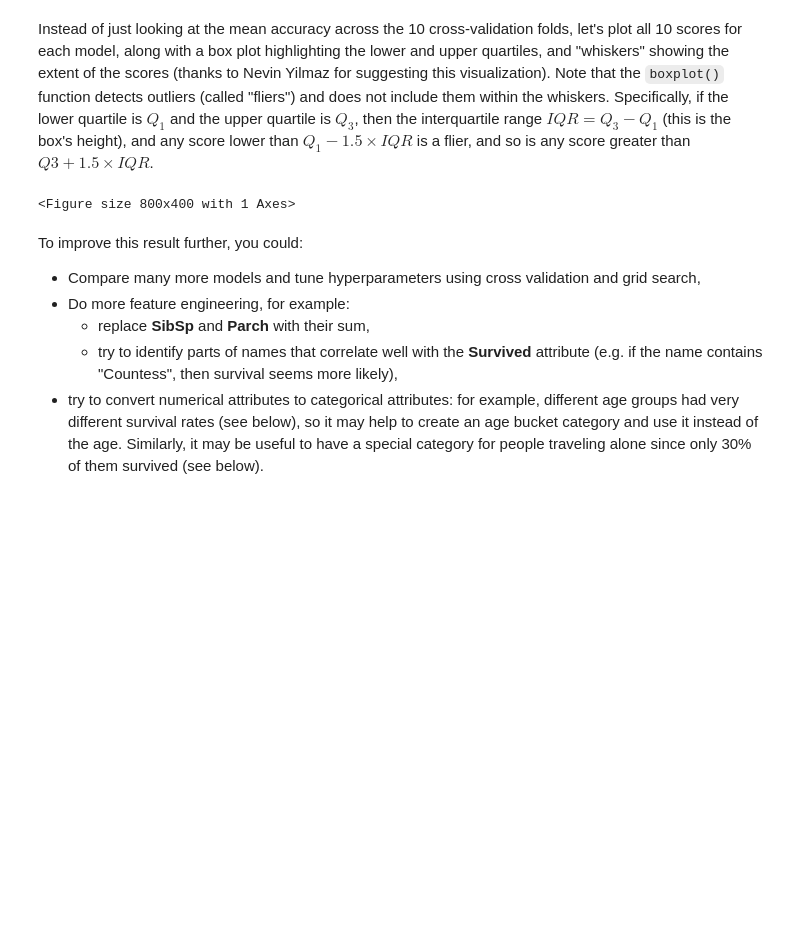
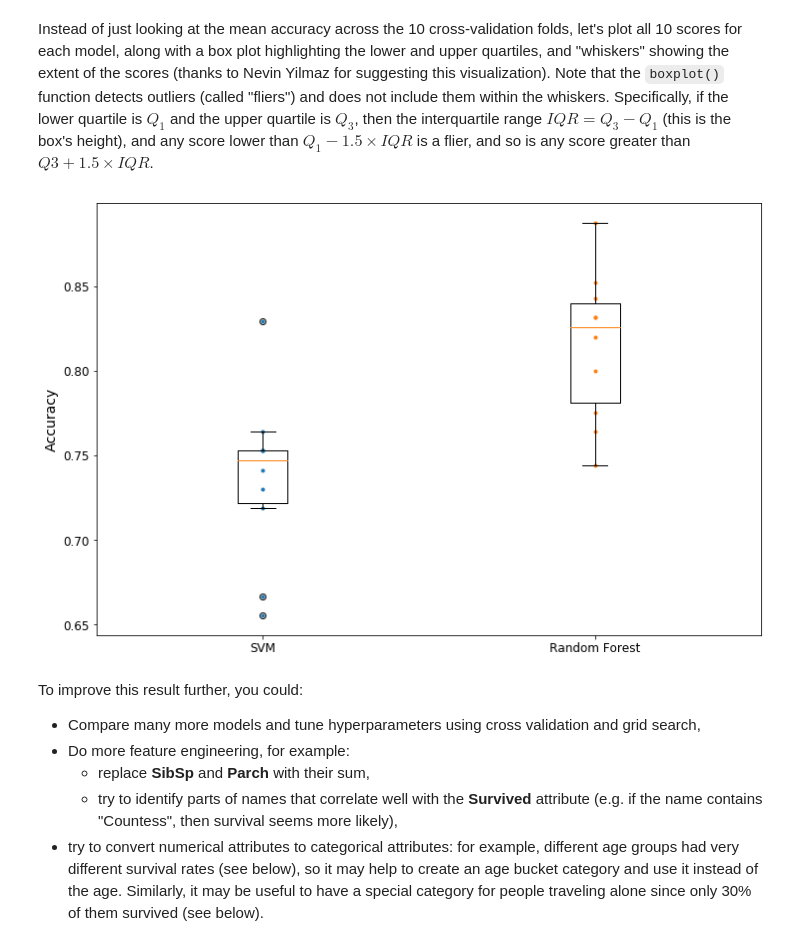
Before and after one commit to PavelPavells/engineering_machine_learning, a Jupyter notebook: 03_classification.ipynb, the cells around one changed output. Saved outputs shown, nothing was run; the diff lists cells and outputs as text; code cells hidden in the pictures; blank space fills up the shorter version.

```diff
--- a/03_classification.ipynb
+++ b/03_classification.ipynb
@@ -780,13 +817,14 @@ That's much better!
 # %% [markdown]
 Instead of just looking at the mean accuracy across the 10 cross-validation folds, let's plot all 10 scores for each model, along with a box plot highlighting the lower and upper quartiles, and "whiskers" showing the extent of the scores (thanks to Nevin Yilmaz for suggesting this visualization). Note that the `boxplot()` function detects outliers (called "fliers") and does not include them within the whiskers. Specifically, if the lower quartile is $Q_1$ and the upper quartile is $Q_3$, then the interquartile range $IQR = Q_3 - Q_1$ (this is the box's height), and any score lower than $Q_1 - 1.5 \times IQR$ is a flier, and so is any score greater than $Q3 + 1.5 \times IQR$.
 # %%
+import seaborn as sns
 import matplotlib.pyplot as plt
 
-plt.figure(figsize=(8, 4))
+plt.figure(figsize=(12, 8))
 plt.plot([1]*10, svm_scores, ".")
 plt.plot([2]*10, forest_scores, ".")
 plt.boxplot([svm_scores, forest_scores], labels=("SVM","Random Forest"))
 plt.ylabel("Accuracy", fontsize=14)
 plt.show()
 # %% [output]
-<Figure size 800x400 with 1 Axes>
+[figure, added]
```
Also changed, not shown: parts of 19 cells of this notebook.
